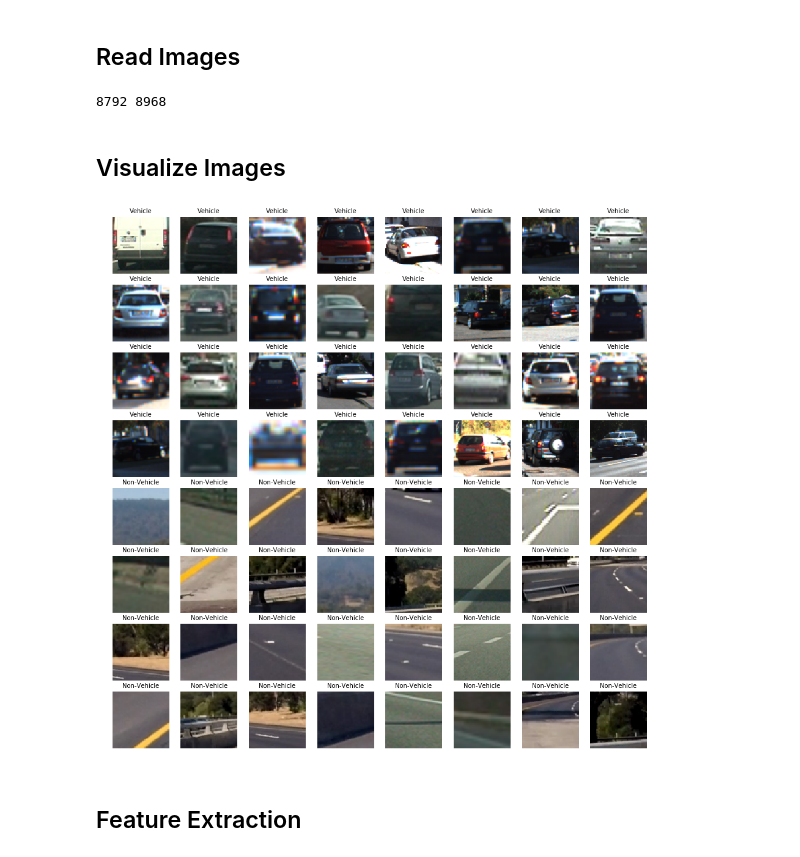
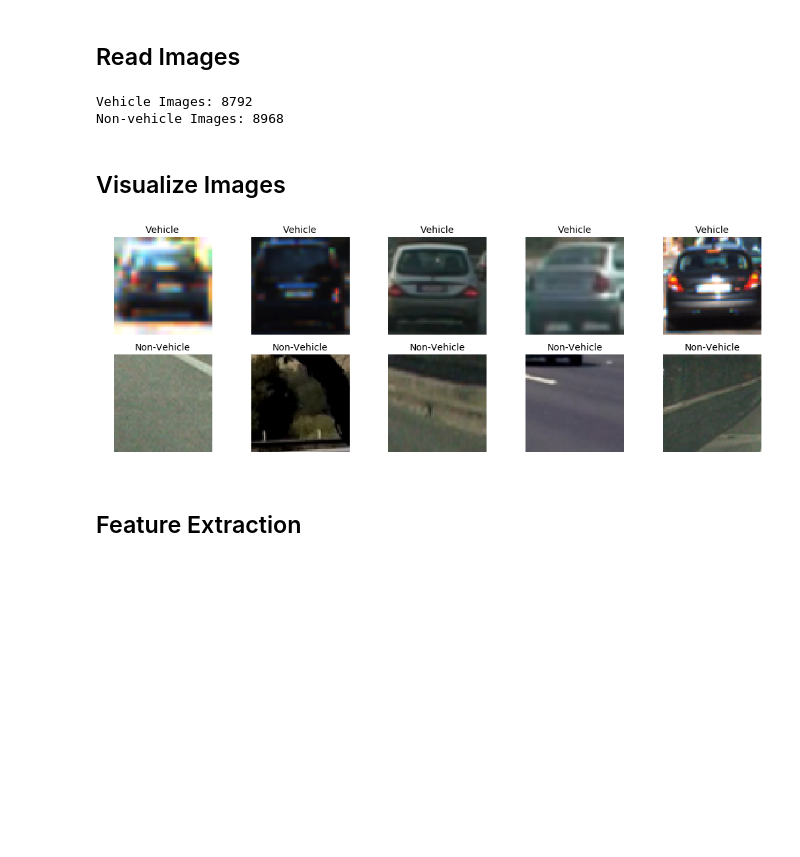
Before and after one commit to thomasdunlap/Autonomous-Vehicle-HOG-Detection, a Jupyter notebook: Vehicle_Detection.ipynb, the cells around one changed output. Cells and saved outputs as stored; diff of their text form; code cells hidden in the pictures; blank space fills up the shorter version.

```diff
--- a/Vehicle_Detection.ipynb
+++ b/Vehicle_Detection.ipynb
@@ -37,45 +37,30 @@ import time
 #1
 vehicles = glob.glob('./train_images/vehicles/**/*.png')
 non_vehicles = glob.glob('./train_images/non-vehicles/**/*.png')
-print(len(vehicles), len(non_vehicles))
+
+print("Vehicle Images: {}".format(len(vehicles)))
+print("Non-vehicle Images: {}".format(len(non_vehicles)))
 # %% [output]
-8792 8968
+Vehicle Images: 8792
+Non-vehicle Images: 8968
-# %%
-def read_path(dir, pattern):
-    """
-    Returns an image list with the image contained on the directory `dir` matching the `pattern`.
-    """
-    images = []
-    # Returns, path, directory names, and filenames of given directory
-    for dirpath, dirnames, filenames in os.walk(dir):
-        for dirname in dirnames:
-            images.append(glob.glob(dir + '/' + dirname + '/' + pattern))
-    flatten = [item for sublist in images for item in sublist]
-
-    return [cv2.cvtColor(cv2.imread(img), cv2.COLOR_BGR2RGB) for img in flatten]
-
-vehicles = read_path('./train_images/vehicles', '*.png')
-non_vehicles = read_path('./train_images/non-vehicles', '*.png')
 # %% [markdown]
 ## Visualize Images
 # %%
 #2
-fig, axs = plt.subplots(8,8, figsize=(16, 16))
-fig.subplots_adjust(hspace = .2, wspace=.001)
-axs = axs.ravel()
+fig, axes = plt.subplots(2, 5, figsize=(18, 6))
+axes = axes.ravel()
 
-# Step through the list and search for chessboard corners
-for i in np.arange(32):
+for i in range(5):
     img = cv2.imread(vehicles[np.random.randint(0, len(vehicles))])
     img = cv2.cvtColor(img, cv2.COLOR_BGR2RGB)
-    axs[i].axis('off')
-    axs[i].set_title('Vehicle', fontsize=10)
-    axs[i].imshow(img)
-for i in np.arange(32,64):
-    img = cv2.imread(non_vehicles[np.random.randint(0,len(non_vehicles))])
+    axes[i].axis('off')
+    axes[i].set_title('Vehicle', fontsize=14)
+    axes[i].imshow(img)
+for i in range(5, 10):
+    img = cv2.imread(non_vehicles[np.random.randint(0, len(non_vehicles))])
     img = cv2.cvtColor(img,cv2.COLOR_BGR2RGB)
-    axs[i].axis('off')
-    axs[i].set_title('Non-Vehicle', fontsize=10)
-    axs[i].imshow(img)
+    axes[i].axis('off')
+    axes[i].set_title('Non-Vehicle', fontsize=14)
+    axes[i].imshow(img)
 # %% [output]
-[figure, old version]
+[figure, new version]
```
Also changed, not shown: parts of 27 cells of this notebook.
